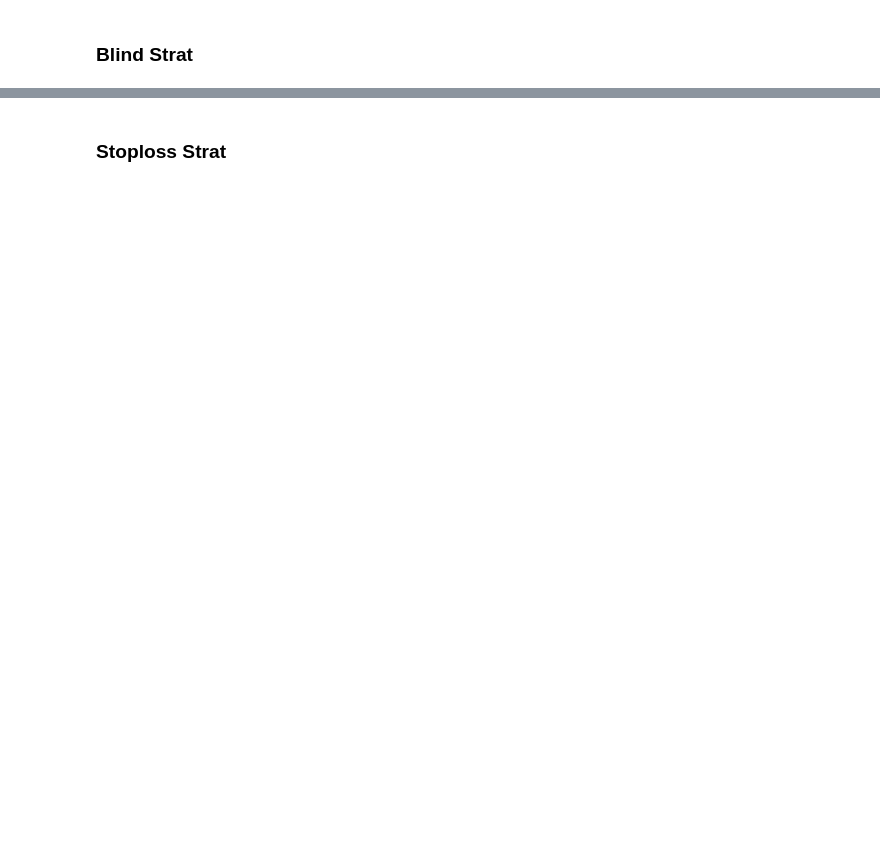
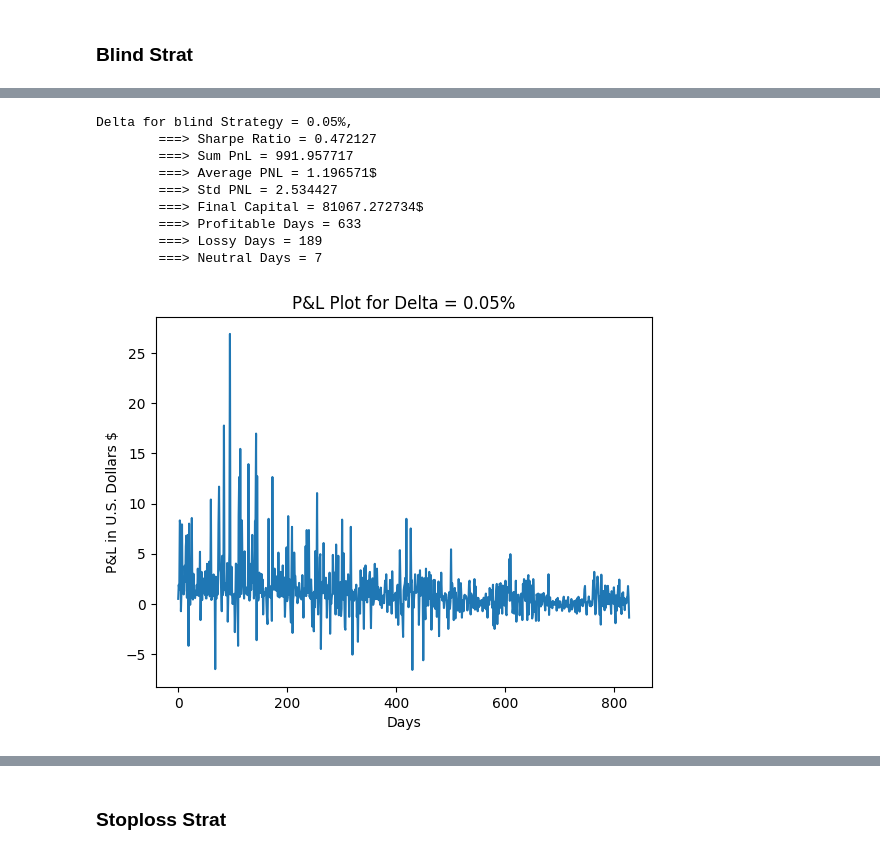
Before and after one commit to VibhuKrovvidi/USO_ETF_Day_Trading, a Jupyter notebook: notebooks/4_strategy.ipynb, the cells around one changed output, grey strips where cells are left out. Saved outputs shown, nothing was run; the diff lists cells and outputs as text; code cells hidden in the pictures; blank space fills up the shorter version.

```diff
--- a/notebooks/4_strategy.ipynb
+++ b/notebooks/4_strategy.ipynb
@@ -169,0 +292,13 @@ Delta = 0.0% ===> Test Average PNL = 1.1757775985699692$, Profitable Days = 641,
+# %%
+data_val['blind_pnl'] = plot_best_delta_strategy(data=data_val, tune=False, delta_percents=[0.0005])
+# %% [output]
+Delta for blind Strategy = 0.05%,
+        ===> Sharpe Ratio = 0.472127
+        ===> Sum PnL = 991.957717
+        ===> Average PNL = 1.196571$
+        ===> Std PNL = 2.534427
+        ===> Final Capital = 81067.272734$
+        ===> Profitable Days = 633
+        ===> Lossy Days = 189
+        ===> Neutral Days = 7
+[figure, added]
```
Also changed, not shown: parts of 27 cells of this notebook, 3 other files.
